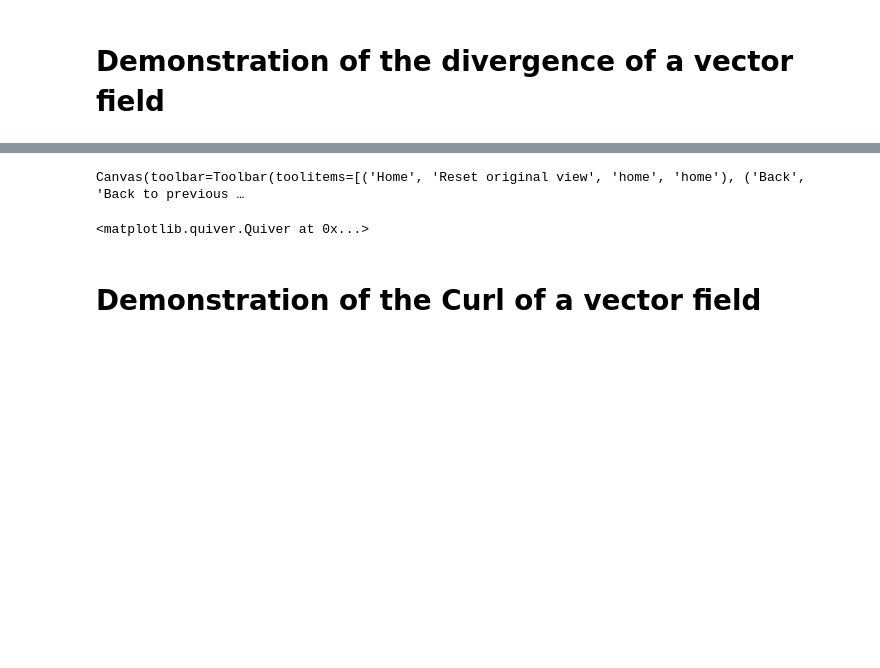
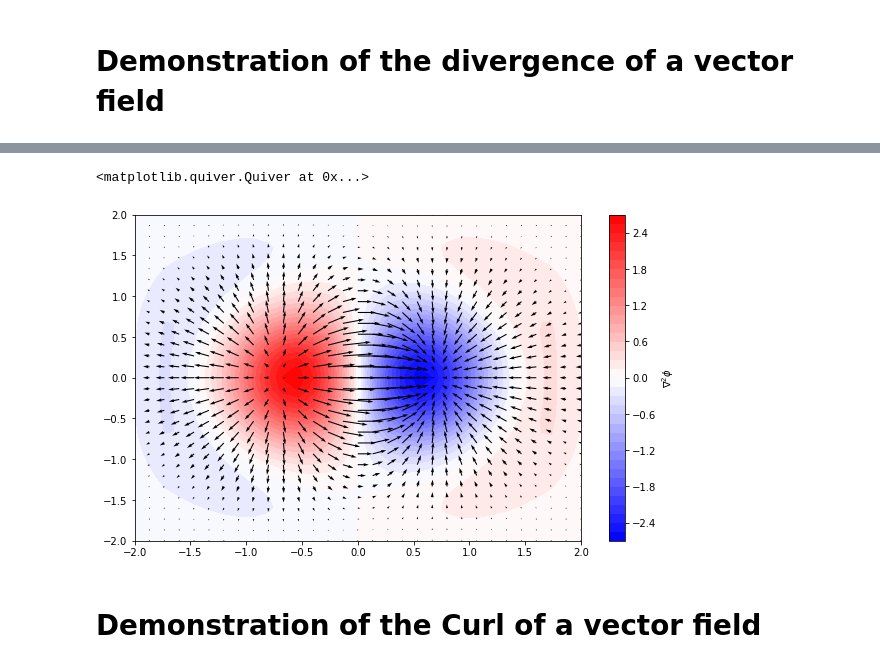
Before and after one commit to chunshen1987/WSU_PHYS5100_repo, a Jupyter notebook: demos/Gradients_divergence_and_Curl.ipynb, the cells around one changed output, grey strips where cells are left out. Saved outputs shown, nothing was run; the diff lists cells and outputs as text; code cells hidden in the pictures; blank space fills up the shorter version.

```diff
--- a/demos/Gradients_divergence_and_Curl.ipynb
+++ b/demos/Gradients_divergence_and_Curl.ipynb
@@ -82,22 +83,23 @@ Canvas(toolbar=Toolbar(toolitems=[('Home', 'Reset original view', 'home', 'home'
 # %%
 grid = np.linspace(-2, 2, 31)
 dx = grid[1] - grid[0]
 x, y = np.meshgrid(grid, grid)
 
 z = x * np.exp(-x**2 - y**2)
 
 v, u = np.gradient(z, dx, dx)
 
 uy, ux = np.gradient(u, dx, dx)
 vy, vx = np.gradient(v, dx, dx)
 
-fig, ax = plt.subplots(figsize=(9, 6))
-c = ax.contourf(x, y, ux + vy, 50, cmap="jet")
-plt.colorbar(c)
+fig, ax = plt.subplots(figsize=(10, 6))
+c = ax.contourf(x, y, ux + vy, 50, cmap="bwr")
+cb = plt.colorbar(c)
+cb.ax.set_ylabel(r"$\nabla^2 \phi$")
 ax.quiver(x, y, u, v)
 # %% [output]
-Canvas(toolbar=Toolbar(toolitems=[('Home', 'Reset original view', 'home', 'home'), ('Back', 'Back to previous …
+<matplotlib.quiver.Quiver at 0x...>
-<matplotlib.quiver.Quiver at 0x...>
+[figure, added]
 # %% [markdown]
 # Demonstration of the Curl of a vector field
 # %% [markdown]
```
Also changed, not shown: parts of 4 cells of this notebook.
